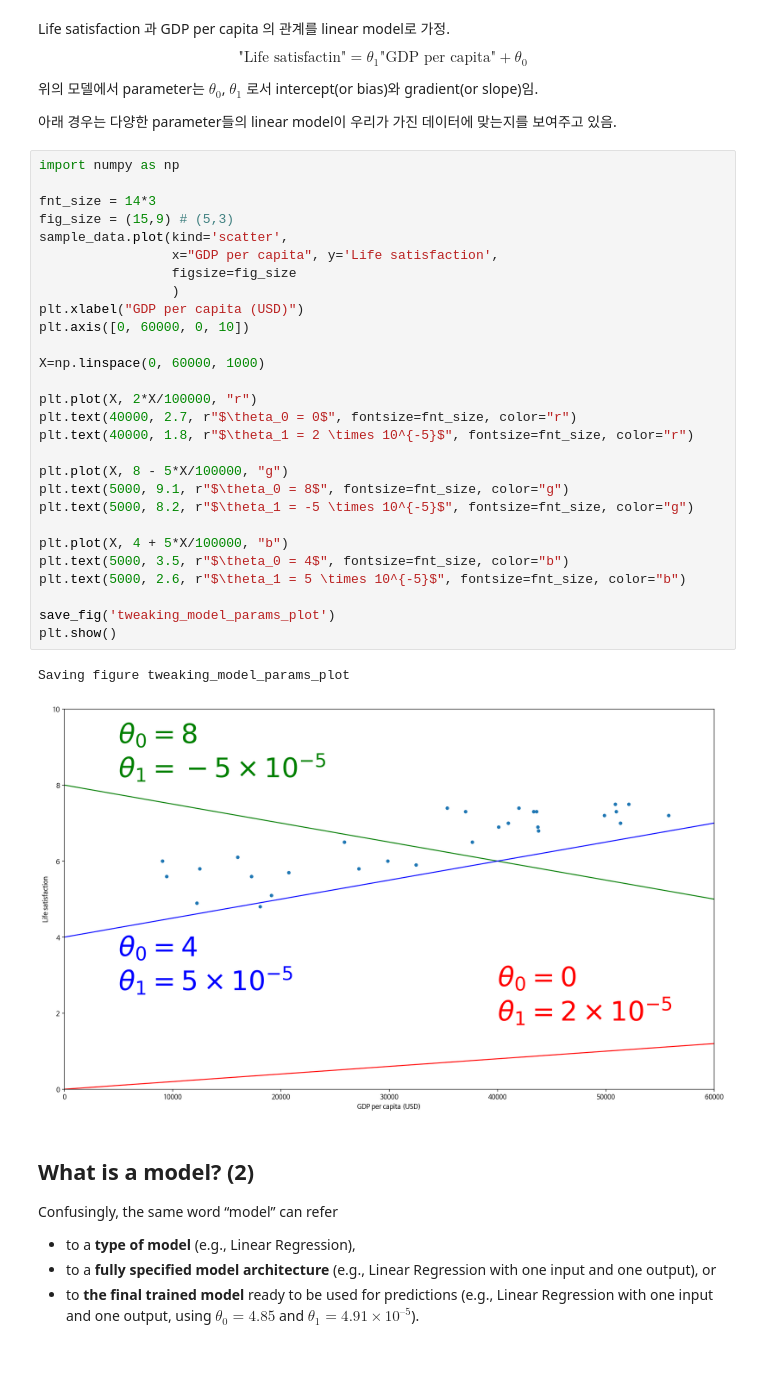
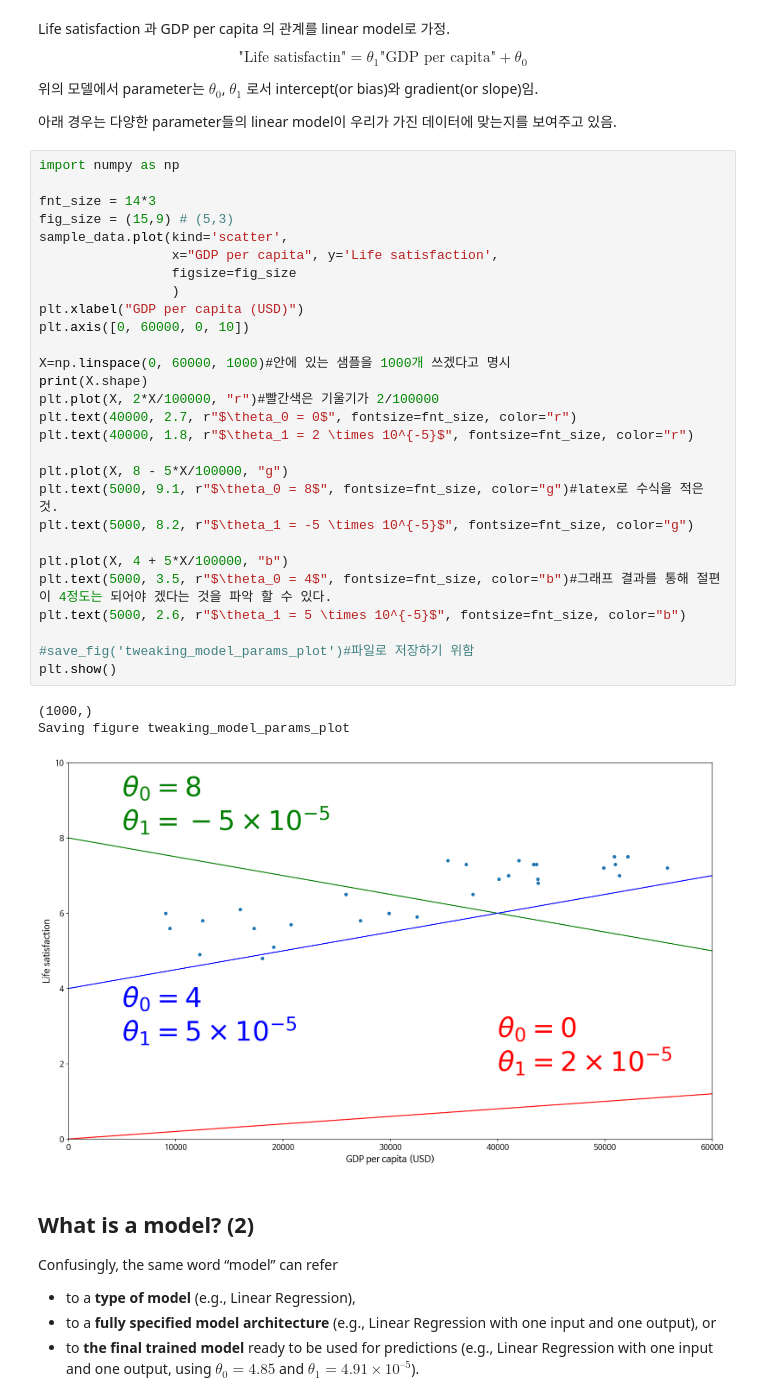
Before and after one commit to DAHYUN-HAN/Machine_Learning, a Jupyter notebook: ML_intro2.ipynb, the cells around one changed output. Drawn from its saved outputs; the diff is of its cells as text; blank space fills up the shorter version.

```diff
--- a/ML_intro2.ipynb
+++ b/ML_intro2.ipynb
@@ -495,34 +504,35 @@ $$
 # %%
 import numpy as np
 
 fnt_size = 14*3
 fig_size = (15,9) # (5,3)
 sample_data.plot(kind='scatter',
                  x="GDP per capita", y='Life satisfaction',
                  figsize=fig_size
                  )
 plt.xlabel("GDP per capita (USD)")
 plt.axis([0, 60000, 0, 10])
 
-X=np.linspace(0, 60000, 1000)
-
-plt.plot(X, 2*X/100000, "r")
+X=np.linspace(0, 60000, 1000)#안에 있는 샘플을 1000개 쓰겠다고 명시
+print(X.shape)
+plt.plot(X, 2*X/100000, "r")#빨간색은 기울기가 2/100000
 plt.text(40000, 2.7, r"$\theta_0 = 0$", fontsize=fnt_size, color="r")
 plt.text(40000, 1.8, r"$\theta_1 = 2 \times 10^{-5}$", fontsize=fnt_size, color="r")
 
 plt.plot(X, 8 - 5*X/100000, "g")
-plt.text(5000, 9.1, r"$\theta_0 = 8$", fontsize=fnt_size, color="g")
+plt.text(5000, 9.1, r"$\theta_0 = 8$", fontsize=fnt_size, color="g")#latex로 수식을 적은 것.
 plt.text(5000, 8.2, r"$\theta_1 = -5 \times 10^{-5}$", fontsize=fnt_size, color="g")
 
 plt.plot(X, 4 + 5*X/100000, "b")
-plt.text(5000, 3.5, r"$\theta_0 = 4$", fontsize=fnt_size, color="b")
+plt.text(5000, 3.5, r"$\theta_0 = 4$", fontsize=fnt_size, color="b")#그래프 결과를 통해 절편이 4정도는 되어야 겠다는 것을 파악 할 수 있다.
 plt.text(5000, 2.6, r"$\theta_1 = 5 \times 10^{-5}$", fontsize=fnt_size, color="b")
 
-save_fig('tweaking_model_params_plot')
+#save_fig('tweaking_model_params_plot')#파일로 저장하기 위함
 plt.show()
 # %% [output]
+(1000,)
 Saving figure tweaking_model_params_plot
-[figure, old version]
+[figure, new version]
 # %% [markdown]
 ## What is a model? (2)
 
```
Also changed, not shown: parts of 10 cells of this notebook.
